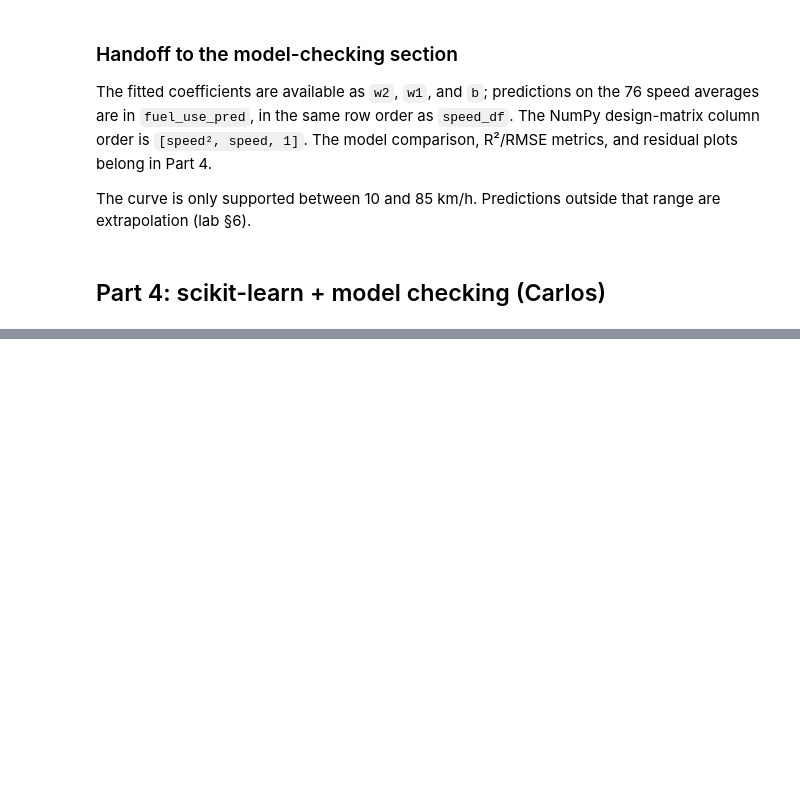
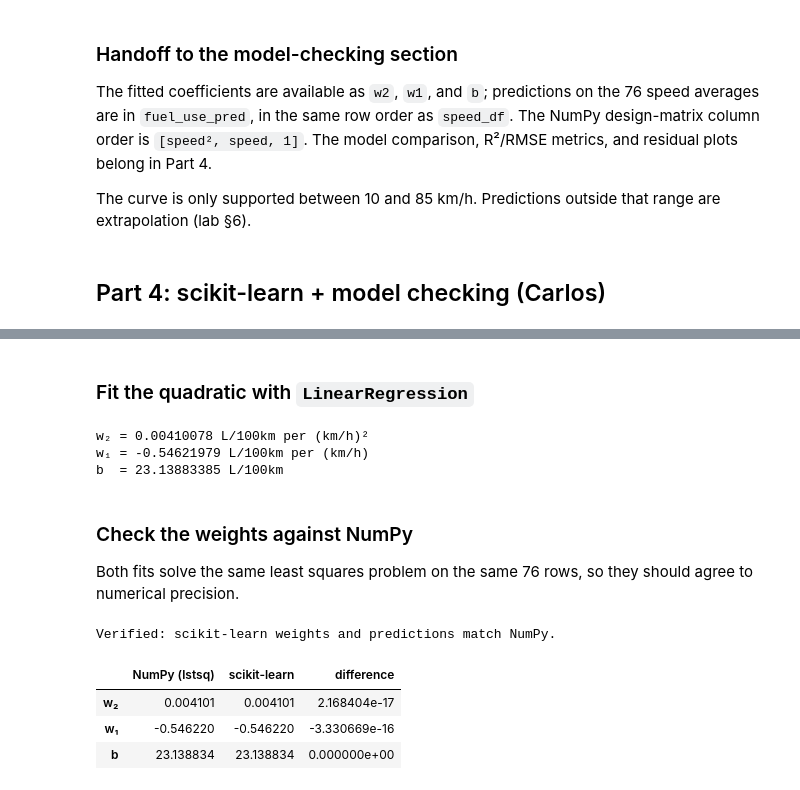
Before and after one commit to Namypark/ved-fuel-speed-linearization, a Jupyter notebook: src/main.ipynb, the cells around one changed output, grey strips where cells are left out. Saved outputs shown, nothing was run; the diff lists cells and outputs as text; code cells hidden in the pictures; blank space fills up the shorter version.

```diff
--- a/src/main.ipynb
+++ b/src/main.ipynb
@@ -542,0 +547,36 @@ The curve is only supported between 10 and 85 km/h. Predictions outside that ran
+# %% [markdown]
+### Fit the quadratic with `LinearRegression`
+# %%
+quad_model = LinearRegression().fit(X_sklearn_order, fuel_use)
+w1_sk, w2_sk = quad_model.coef_
+b_sk = quad_model.intercept_
+fuel_use_pred_sk = quad_model.predict(X_sklearn_order)
+
+print(f"w₂ = {w2_sk:.8f} L/100km per (km/h)²")
+print(f"w₁ = {w1_sk:.8f} L/100km per (km/h)")
+print(f"b  = {b_sk:.8f} L/100km")
+# %% [output]
+w₂ = 0.00410078 L/100km per (km/h)²
+w₁ = -0.54621979 L/100km per (km/h)
+b  = 23.13883385 L/100km
+# %% [markdown]
+### Check the weights against NumPy
+
+Both fits solve the same least squares problem on the same 76 rows, so they should agree to numerical precision.
+# %%
+comparison_df = pd.DataFrame(
+    {"NumPy (lstsq)": [w2, w1, b], "scikit-learn": [w2_sk, w1_sk, b_sk]},
+    index=["w₂", "w₁", "b"],
+)
+comparison_df["difference"] = comparison_df["NumPy (lstsq)"] - comparison_df["scikit-learn"]
+display(comparison_df)
+
+np.testing.assert_allclose([w2_sk, w1_sk, b_sk], [w2, w1, b], rtol=1e-6, atol=1e-8)
+np.testing.assert_allclose(fuel_use_pred_sk, fuel_use_pred, rtol=1e-6, atol=1e-8)
+print("Verified: scikit-learn weights and predictions match NumPy.")
+# %% [output]
+Verified: scikit-learn weights and predictions match NumPy.
+|  | NumPy (lstsq) | scikit-learn | difference |
+| w₂ | 0.004101 | 0.004101 | 2.168404e-17 |
+| w₁ | -0.546220 | -0.546220 | -3.330669e-16 |
+| b | 23.138834 | 23.138834 | 0.000000e+00 |
```
Also changed, not shown: parts of 14 cells of this notebook.
